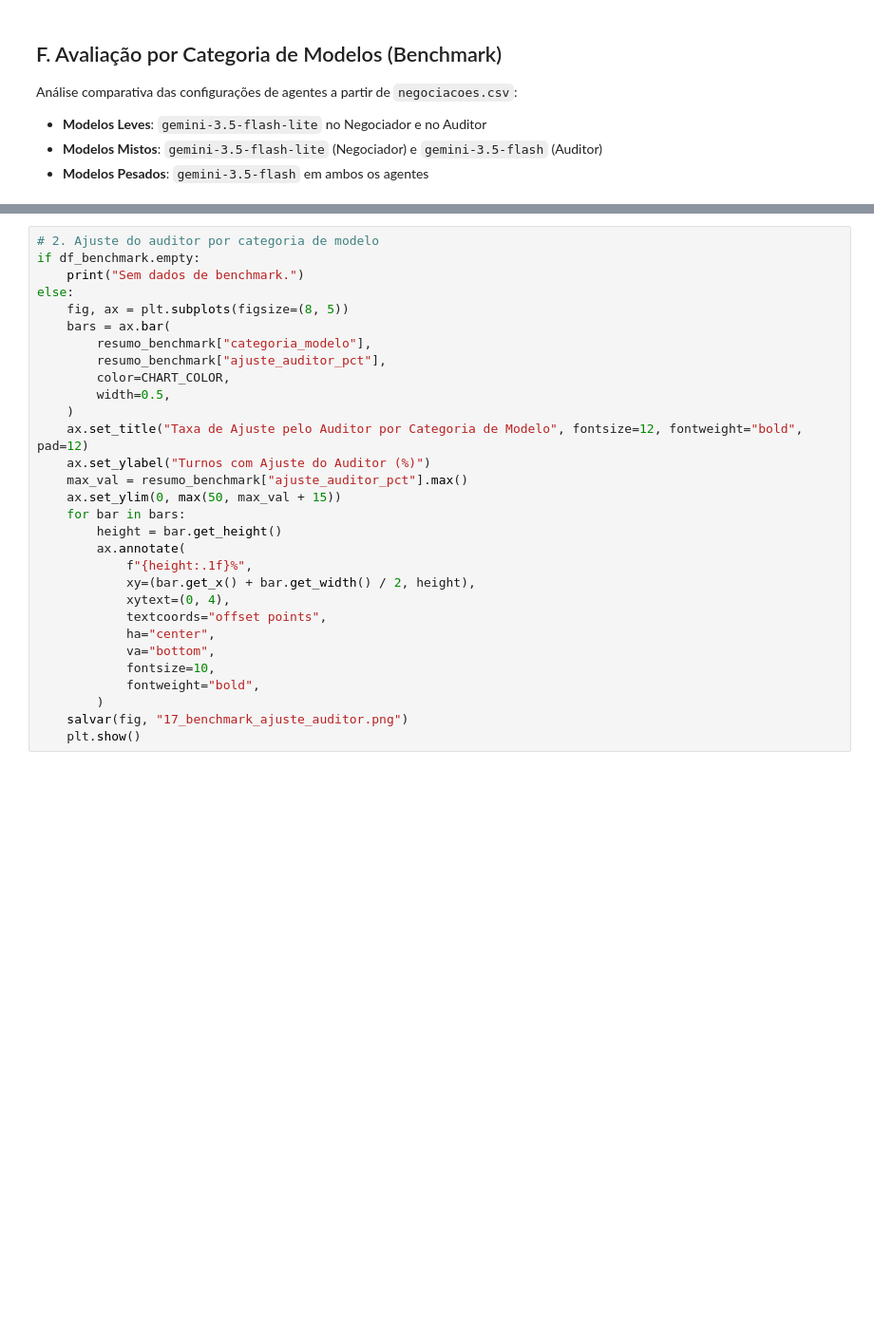
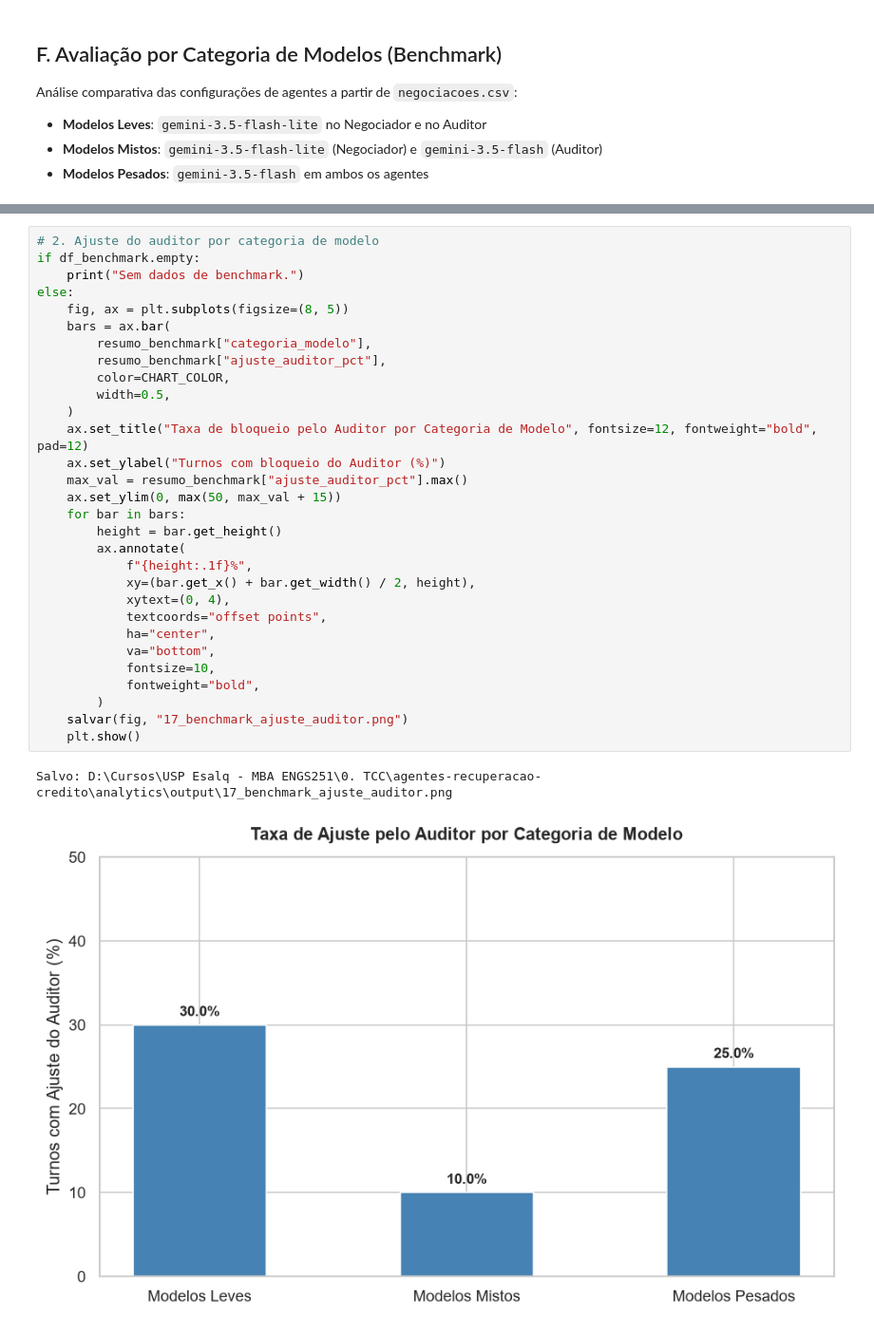
Before and after one commit to sr-raphael/agentes-recuperacao-credito, a Jupyter notebook: analytics/notebooks/analise_metricas.ipynb, the cells around one changed output, grey strips where cells are left out. Shown at 95% size. Saved outputs shown, nothing was run; the diff lists cells and outputs as text; blank space fills up the shorter version.

Commit message:
Ajuste nos analytics

```diff
--- a/analytics/notebooks/analise_metricas.ipynb
+++ b/analytics/notebooks/analise_metricas.ipynb
@@ -437,33 +514,36 @@ else:
 # %%
 # 2. Ajuste do auditor por categoria de modelo
 if df_benchmark.empty:
     print("Sem dados de benchmark.")
 else:
     fig, ax = plt.subplots(figsize=(8, 5))
     bars = ax.bar(
         resumo_benchmark["categoria_modelo"],
         resumo_benchmark["ajuste_auditor_pct"],
         color=CHART_COLOR,
         width=0.5,
     )
-    ax.set_title("Taxa de Ajuste pelo Auditor por Categoria de Modelo", fontsize=12, fontweight="bold", pad=12)
-    ax.set_ylabel("Turnos com Ajuste do Auditor (%)")
+    ax.set_title("Taxa de bloqueio pelo Auditor por Categoria de Modelo", fontsize=12, fontweight="bold", pad=12)
+    ax.set_ylabel("Turnos com bloqueio do Auditor (%)")
     max_val = resumo_benchmark["ajuste_auditor_pct"].max()
     ax.set_ylim(0, max(50, max_val + 15))
     for bar in bars:
         height = bar.get_height()
         ax.annotate(
             f"{height:.1f}%",
             xy=(bar.get_x() + bar.get_width() / 2, height),
             xytext=(0, 4),
             textcoords="offset points",
             ha="center",
             va="bottom",
             fontsize=10,
             fontweight="bold",
         )
     salvar(fig, "17_benchmark_ajuste_auditor.png")
     plt.show()
+# %% [output]
+Salvo: D:\Cursos\USP Esalq - MBA ENGS251\0. TCC\agentes-recuperacao-credito\analytics\output\17_benchmark_ajuste_auditor.png
+[figure, added]
 # %%
 # 3. Coesão textual por categoria de modelo
 if df_benchmark.empty:
```
Also changed, not shown: parts of 20 cells of this notebook, 2 other files.
